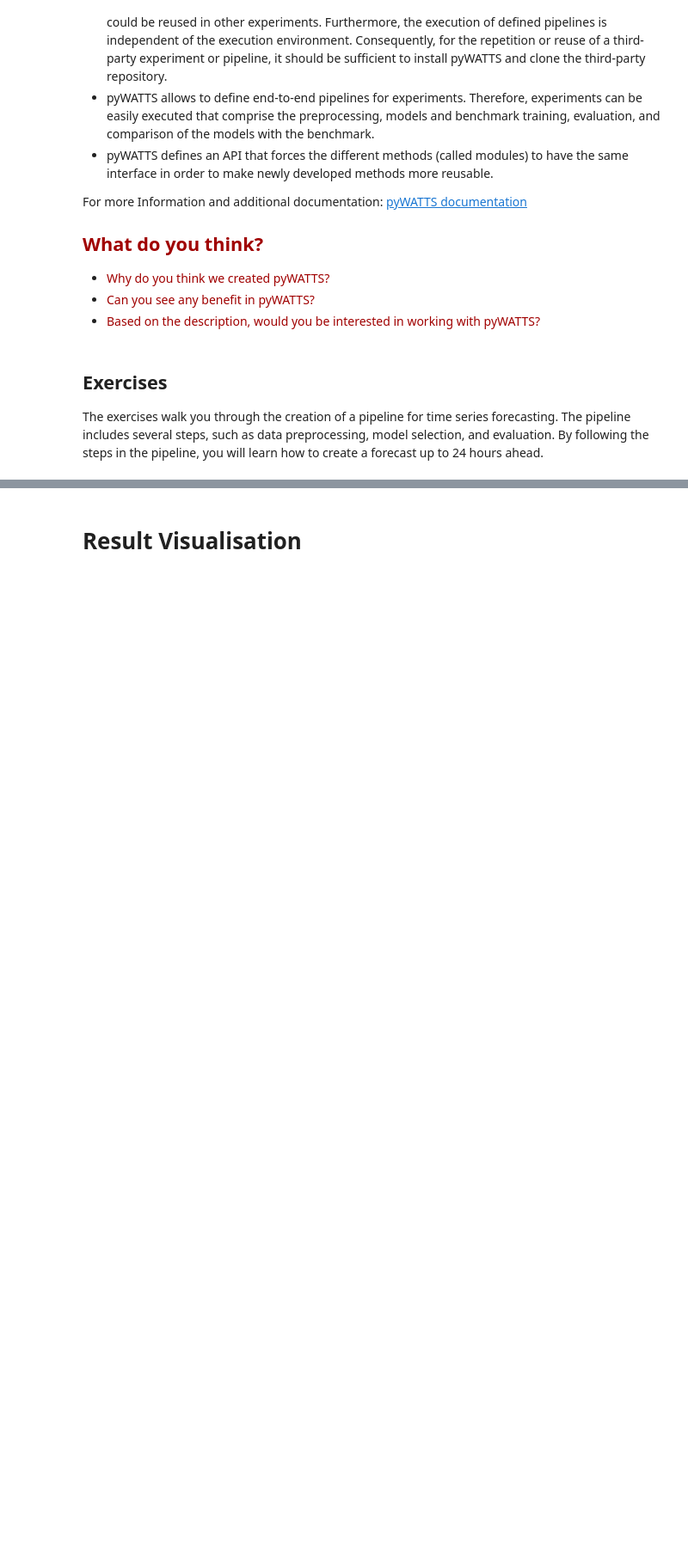
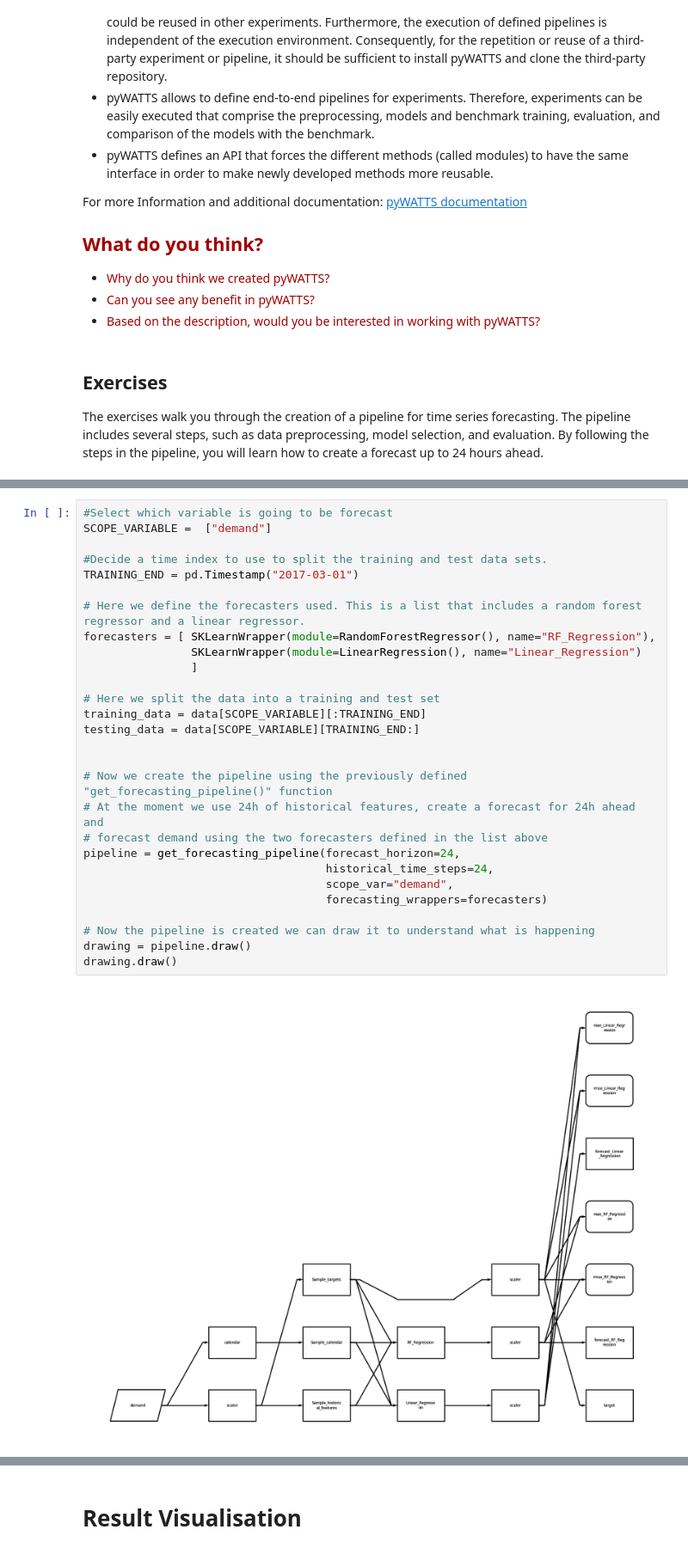
Before and after one commit to Beich2010/uebung-2023-pyWATTS, a Jupyter notebook: uebung_pyWATTS.ipynb, the cells around one changed output, grey strips where cells are left out. Shown at 86% size. Drawn from its saved outputs; the diff is of its cells as text; blank space fills up the shorter version.

```diff
--- a/uebung_pyWATTS.ipynb
+++ b/uebung_pyWATTS.ipynb
@@ -497,0 +461,30 @@ drawing.draw()
+# %%
+#Select which variable is going to be forecast
+SCOPE_VARIABLE =  ["demand"]
+
+#Decide a time index to use to split the training and test data sets.
+TRAINING_END = pd.Timestamp("2017-03-01")
+
+# Here we define the forecasters used. This is a list that includes a random forest regressor and a linear regressor.
+forecasters = [ SKLearnWrapper(module=RandomForestRegressor(), name="RF_Regression"),
+                SKLearnWrapper(module=LinearRegression(), name="Linear_Regression")
+                ]
+
+# Here we split the data into a training and test set
+training_data = data[SCOPE_VARIABLE][:TRAINING_END]
+testing_data = data[SCOPE_VARIABLE][TRAINING_END:]
+
+
+# Now we create the pipeline using the previously defined "get_forecasting_pipeline()" function
+# At the moment we use 24h of historical features, create a forecast for 24h ahead and
+# forecast demand using the two forecasters defined in the list above
+pipeline = get_forecasting_pipeline(forecast_horizon=24,
+                                    historical_time_steps=24,
+                                    scope_var="demand",
+                                    forecasting_wrappers=forecasters)
+
+# Now the pipeline is created we can draw it to understand what is happening
+drawing = pipeline.draw()
+drawing.draw()
+# %% [output]
+[figure, added]
```
Also changed, not shown: parts of 26 cells of this notebook.
